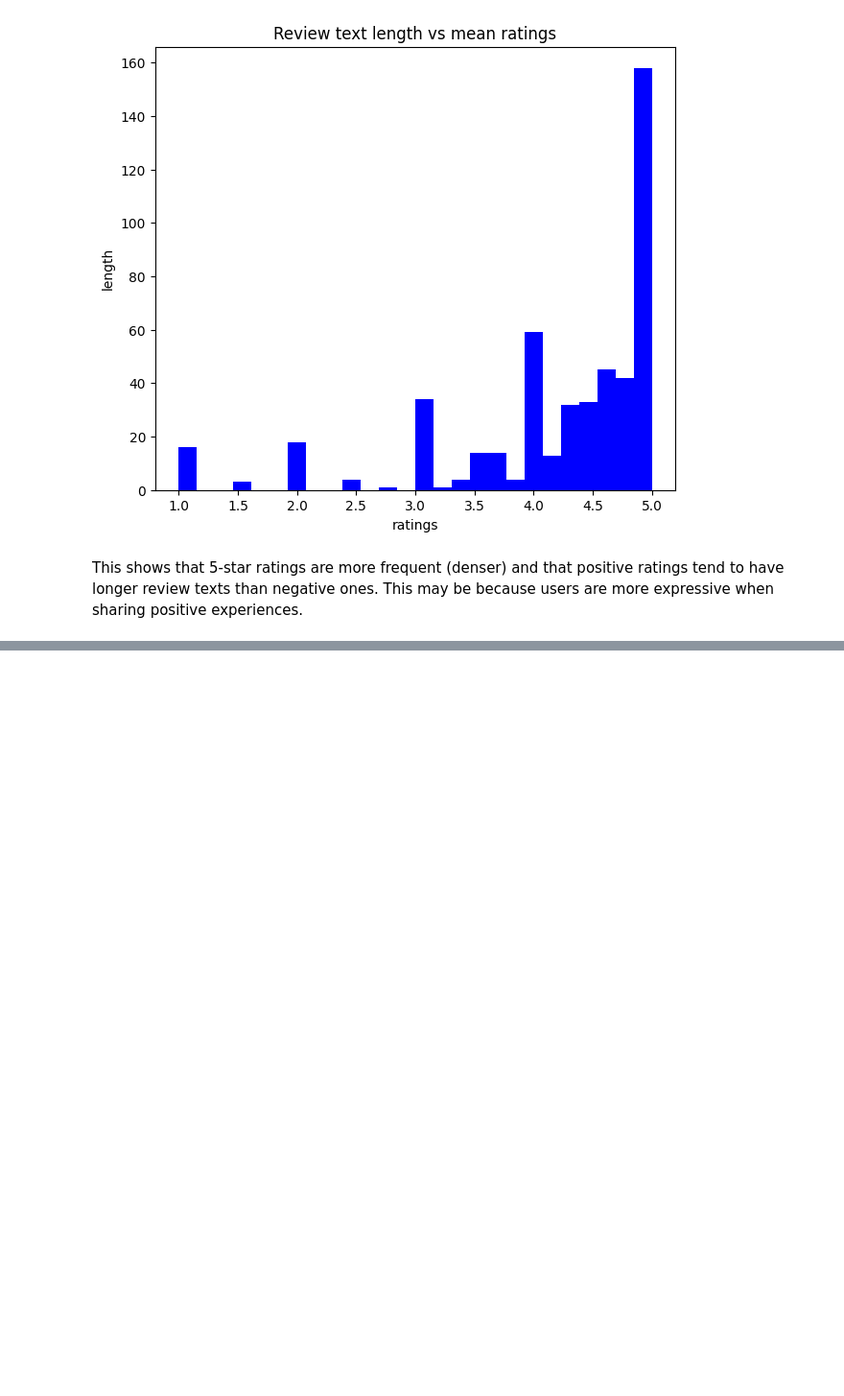
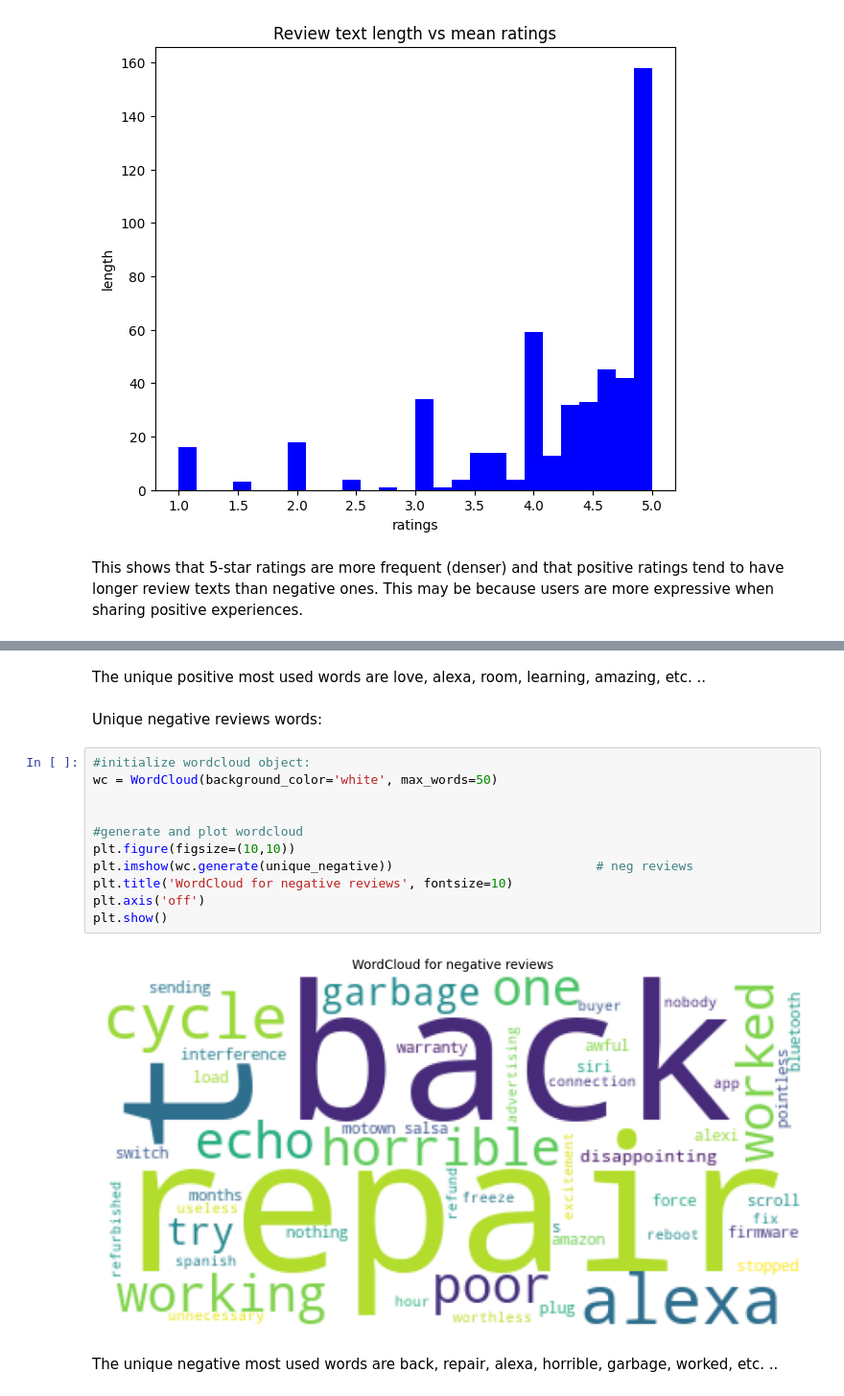
Before and after one commit to rtgsepoct/amazon-alexia-review-sentiment_analysis, a Jupyter notebook: amazon-alexa-review-sentiment_analysis.ipynb, the cells around one changed output, grey strips where cells are left out. Shown at 96% size. Saved outputs shown, nothing was run; the diff lists cells and outputs as text; blank space fills up the shorter version.

```diff
--- a/amazon-alexa-review-sentiment_analysis.ipynb
+++ b/amazon-alexa-review-sentiment_analysis.ipynb
@@ -354,0 +413,19 @@ This shows that 5-star ratings are more frequent (denser) and that positive rati
+# %% [markdown]
+The unique positive most used words are love, alexa, room, learning, amazing, etc. ..
+# %% [markdown]
+Unique negative reviews words:
+# %%
+#initialize wordcloud object:
+wc = WordCloud(background_color='white', max_words=50)
+
+
+#generate and plot wordcloud
+plt.figure(figsize=(10,10))
+plt.imshow(wc.generate(unique_negative))                           # neg reviews
+plt.title('WordCloud for negative reviews', fontsize=10)
+plt.axis('off')
+plt.show()
+# %% [output]
+[figure, added]
+# %% [markdown]
+The unique negative most used words are back, repair, alexa, horrible, garbage, worked, etc. ..
```
Also changed, not shown: parts of 7 cells of this notebook.
